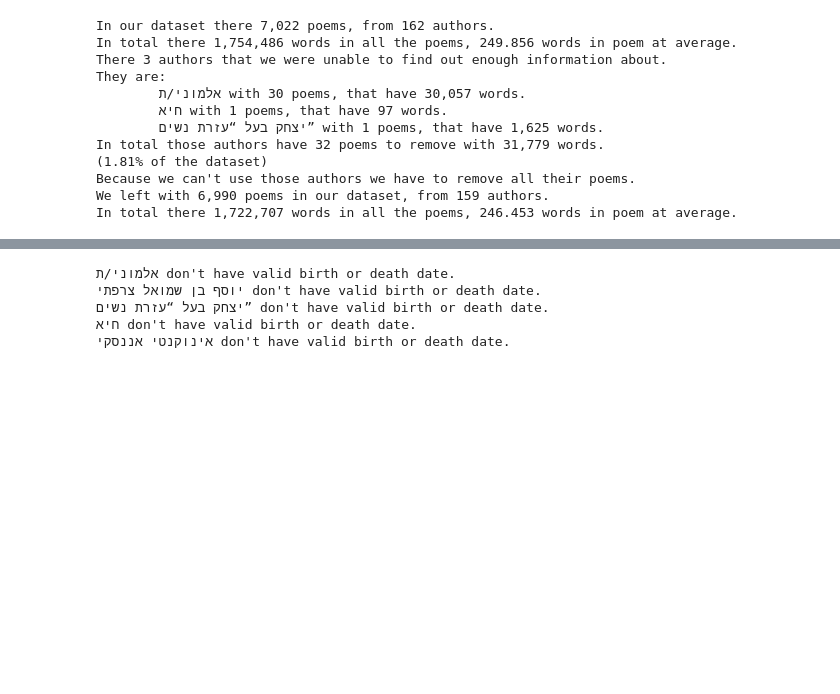
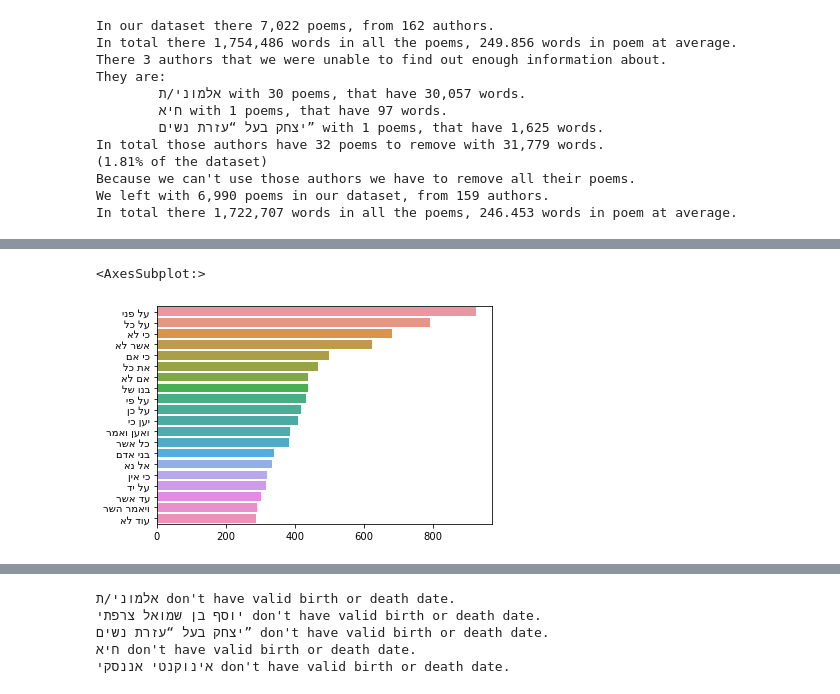
Before and after one commit to ronamir1/NLP-finalProject, a Jupyter notebook: Data_Processing/data_exploration.ipynb, the cells around one changed output, grey strips where cells are left out. Drawn from its saved outputs; the diff is of its cells as text; code cells hidden in the pictures; blank space fills up the shorter version.

```diff
--- a/Data_Processing/data_exploration.ipynb
+++ b/Data_Processing/data_exploration.ipynb
@@ -114,0 +127,20 @@ create_word_cloud_from_corpus(df.content, OUTPUT_DIR_PATH / "corpus_word_cloud.p
+# %%
+import seaborn as sns
+from sklearn.feature_extraction.text import CountVectorizer
+
+def most_common_ngrams(texts: pd.Series, n: int=2, m: int=15, stopwords: set = None):
+    if stopwords is None:
+        stopwords = set()
+    vec = CountVectorizer(ngram_range=(n, n)).fit(texts)
+    bag_of_words = vec.transform(texts)
+    sum_words = bag_of_words.sum(axis=0)
+    words_freq = [(word, sum_words[0, idx])
+                    for word, idx in vec.vocabulary_.items()]
+    if stopwords:
+        words_freq = [item for item in words_freq if all(w not in stopwords for w in item[0].split())]
+    words_freq =sorted(words_freq, key = lambda x: x[1], reverse=True)[:m]
+    words, count = map(list,zip(*words_freq))
+    return sns.barplot(x=count,y=invert_words(words))
+# %% [output]
+<AxesSubplot:>
+[figure, added]
```
Also changed, not shown: parts of 17 cells of this notebook.
